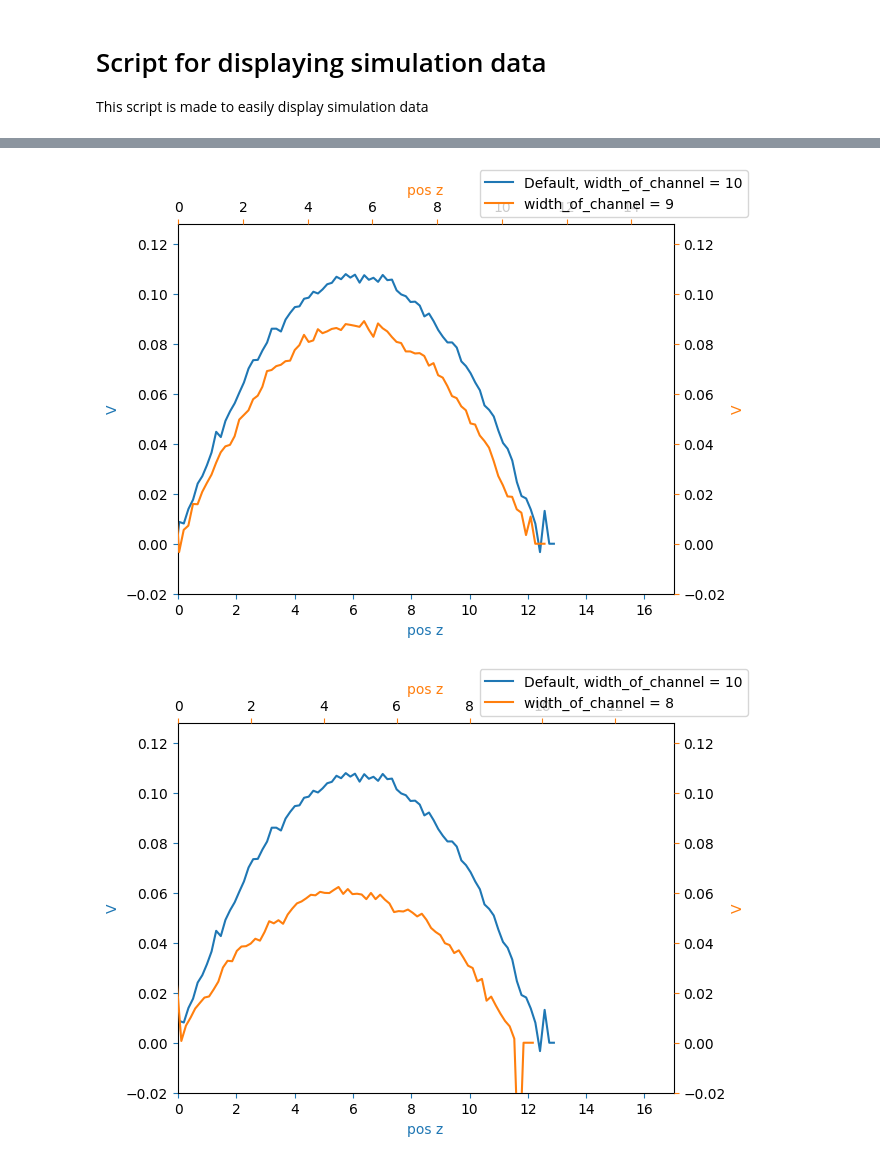
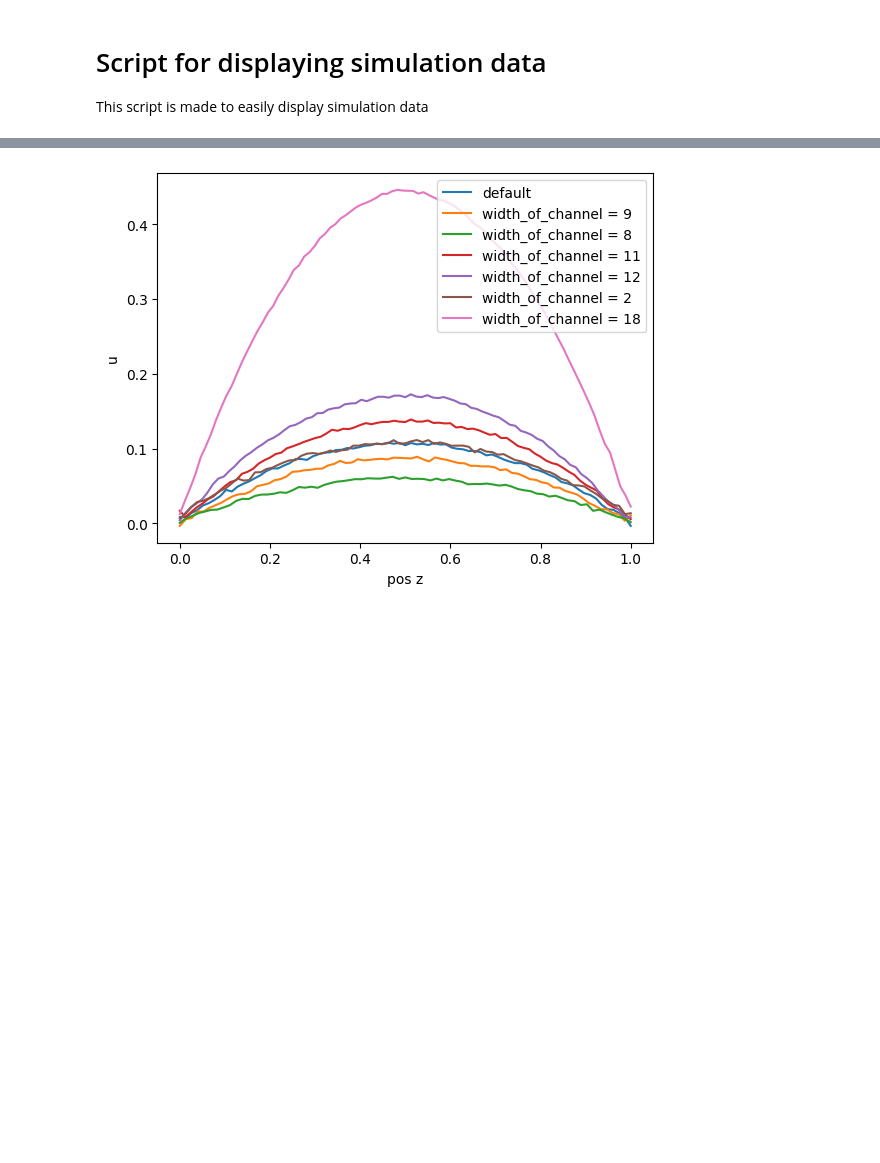
Before and after one commit to Cyandied/MathPhyscisSubjectModuleProject, a Jupyter notebook: DataDisplay/simulationData.ipynb, the cells around one changed output, grey strips where cells are left out. Drawn from its saved outputs; the diff is of its cells as text; code cells hidden in the pictures; blank space fills up the shorter version.

```diff
--- a/DataDisplay/simulationData.ipynb
+++ b/DataDisplay/simulationData.ipynb
@@ -42,8 +42,15 @@ def Data(studentName:str,cellRow:int):
         table = pd.read_csv(filePath,delimiter=" ",header=None,names=["Z","D","V","T"])
     except:
         print(f'File {filePath} probably not found, irregardless there is no pandas table...')
-    table["Z"] = table["Z"]-2.9
-    table["V"] = cleanSpikes(table["V"])
+    # We only want the data within the walls, so we exclude all other data (and move it down so it starts at 0)
+    # We find the walls using the density plot, if the density is above 0.01, we consider it within the bounds of the wall.
+    wall_mask = table["D"] > 0.01
+    table["Z"] = table["Z"][wall_mask]
+    table["D"] = table["D"][wall_mask]
+    table["V"] = table["V"][wall_mask]
+    table["T"] = table["T"][wall_mask]
+
+    table["Z"] =  table["Z"] - table["Z"].min()
     return {"filePath":filePath,"simulationParams":simulationParams,"table":table}
 
 
@@ -125,7 +132,7 @@ A,B= neumannSlip(1,cw,1,1,-1)
 default = Data("Thea",5)
 
 #I get all my sims, luckily they are right next to eachother in the excel sheet
-sims = getSeveralSims("Thea",rowRange=[6,17])
+sims = getSeveralSims("Thea",rowRange=[6,6+5])
 
 #Testing slip length estimation:
 data = sims[0]
@@ -152,55 +159,34 @@ Quality of curve fit: 33449.48151890907
 # %%
 #Function purely to not have to look at this exact code over and over again
-def plotInFigure(plot:plt.Axes,sim:dict,label:str,plottype:str,default:dict=None):
+def plotInFigure(sim:dict,label:str,plottype:str,default:dict=None):
     table = sim["table"]
-    plot.plot(table["Z"],cleanSpikes(table[plottype]) if (plottype == "V") else table[plottype],label=label,color="C0" if default==None else "C1")
-    plot.set_xlabel("pos z",color="C0" if default==None else "C1")
-    plot.set_ylabel(plottype,color="C0" if default==None else "C1")
-    plot.tick_params(axis="x",color="C0" if default==None else "C1")
-    plot.tick_params(axis="y",color="C0" if default==None else "C1")
-    plot.set_xlim(-0.02,17)
-    if default != None:
-        diff = sim["simulationParams"]["width_of_channel"] - default["simulationParams"]["width_of_channel"]
-        plot.set_xlim(-0.02,17+diff*1.7)
-        plot.xaxis.tick_top()
-        plot.xaxis.set_label_position("top")
-        plot.yaxis.tick_right()
-        plot.yaxis.set_label_position("right")
+    plt.plot(table["Z"]/table["Z"].max(),table[plottype],label=label)
 
 #We now make the plotting function
 #Plottype is either "D" density, "V" streaming velocity or "T" temperature
-def plotMySim(sim:Data,default:Data,plotType:str):
+def getLabel(sim:Data,default:Data):
     simName = ""
-    defaultName = ""
     #We figure out how the simulation is different from the default, we use this for telling them apart in naming and labels
     for key,value in sim["simulationParams"].items():
         #We ignore any discrepencies in timeblocks and steps per timeblock as we arent really interested in what happens when we vary them
         if key == "timeblocks" or key == "steps_per_timeblock":
             continue
         if value != default["simulationParams"][key]:
             simName = f'{key} = {value}'
-            defaultName = f'Default, {key} = {default["simulationParams"][key]}'
+    return simName
 
-    fig = plt.figure()
-    fig.align_ylabels()
 
-    defaultPlot = fig.add_subplot(111,label="default")
-    simPlot = fig.add_subplot(111,label=simName,frame_on=False)
-
-    ylim = max(max(cleanSpikes(default["table"][plotType])),max(cleanSpikes(sim["table"][plotType]))) if plotType == "V" else max(max(default["table"][plotType]),max(sim["table"][plotType]))
-
-    defaultPlot.set_ylim((-0.02, ylim+0.02))
-    simPlot.set_ylim((-0.02, ylim+0.02))
-
-    plotInFigure(defaultPlot,default,defaultName,plotType)
-    plotInFigure(simPlot,sim,simName,plotType,default)
-
-    fig.legend()
-    plt.show()
 
 #Makes a plot for every sim I have gotten earlier
+plt.plot(default["table"]["Z"]/default["table"]["Z"].max(),default["table"]["V"],label="default")
 for i in range(len(sims)):
-    plotMySim(sims[i],default,"V")
+    data = sims[i]["table"]
+    plt.plot(data["Z"]/data["Z"].max(),data["V"],label=getLabel(sims[i],default))
+
+plt.xlabel("pos z")
+plt.ylabel("u")
+
+plt.legend()
+plt.show()
 # %% [output]
-[figure, old version]
+[figure, new version]
-[figure, removed]
```
Also changed, not shown: parts of 3 cells of this notebook, 18 other files.
